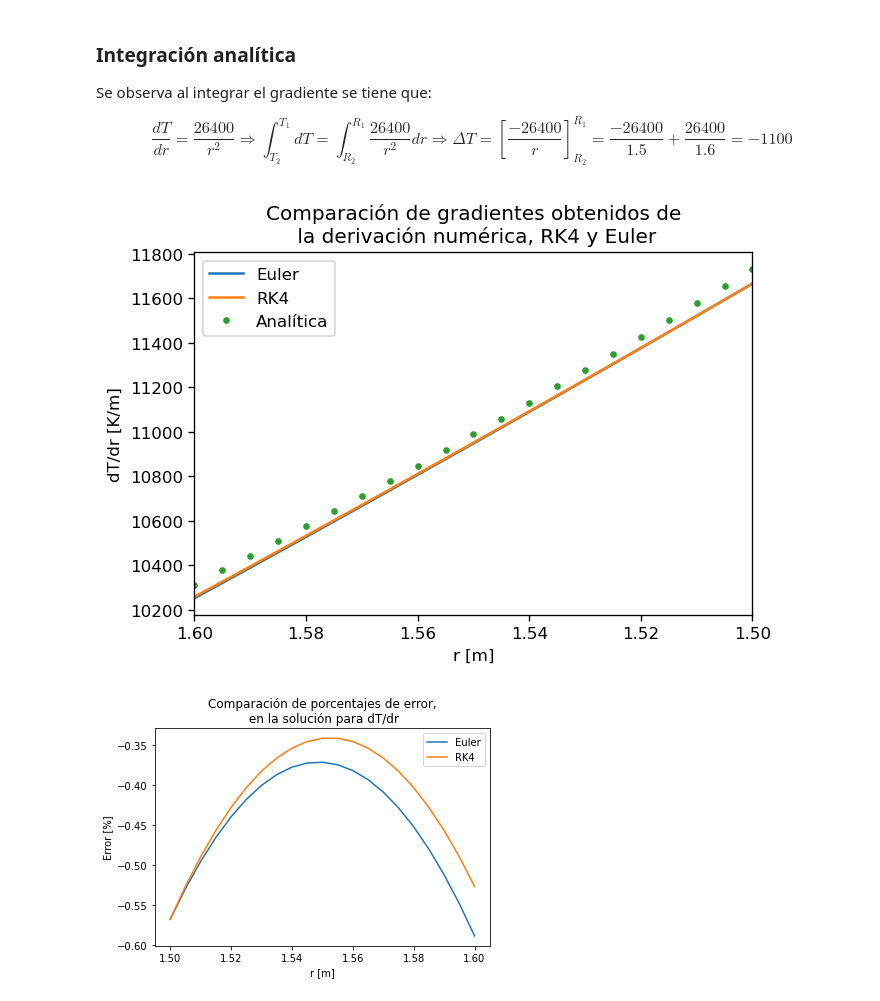
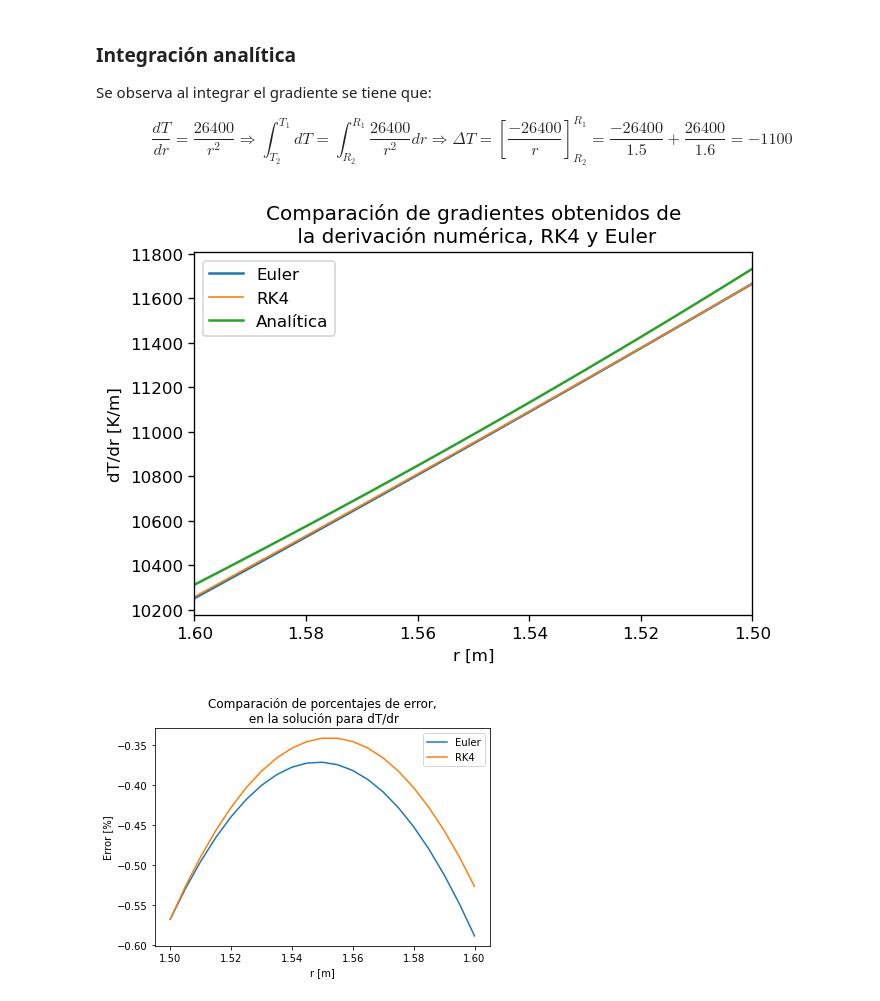
Before and after one commit to plasmallan/an-lisis_procesos_ii, a Jupyter notebook: Trabajos Individuales/Trabajo Individual 2.ipynb, the cells around one changed output. Cells and saved outputs as stored; diff of their text form; code cells hidden in the pictures.

```diff
--- a/Trabajos Individuales/Trabajo Individual 2.ipynb
+++ b/Trabajos Individuales/Trabajo Individual 2.ipynb
@@ -279,17 +283,17 @@ Se observa al integrar el gradiente se tiene que:
 $$\frac{dT}{dr}=\frac{26400}{r^2}\Rightarrow \int_{T_2}^{T_{1}}dT=\int_{R_{2}}^{R_{1}}\frac{26400}{r^2}dr\Rightarrow \Delta T=\left[\frac{-26400}{r}\right]_{R_{2}}^{R_{1}}=\frac{-26400}{1.5}+\frac{26400}{1.6}=-1100$$
 # %%
 plt.figure(dpi=120)
-plt.plot(np.arange(R1,R2,h),dTdrEuler)
-plt.plot(np.arange(R1,R2,h),dTdrRK4)
-plt.plot(np.arange(R1,R2,h),dTdr,'.')
+plt.plot(np.arange(R1,R2,h),dTdrEuler,lw=1.5)
+plt.plot(np.arange(R1,R2,h),dTdrRK4,lw=1)
+plt.plot(np.arange(R1,R2,h),dTdr,lw=1.5)
 plt.xlim(R2,R1)
 plt.legend(['Euler','RK4','Analítica'])
 plt.xlabel('r [m]')
 plt.ylabel('dT/dr [K/m]')
 plt.title('Comparación de gradientes obtenidos de\n la derivación numérica, RK4 y Euler')
 plt.show()
 # %% [output]
-[figure, old version]
+[figure, new version]
 # %%
 errorEuler=(dTdrEuler-dTdr)/dTdr*100
 errorRK4=(dTdrRK4-dTdr)/dTdr*100
```
Also changed, not shown: parts of 2 cells of this notebook.
